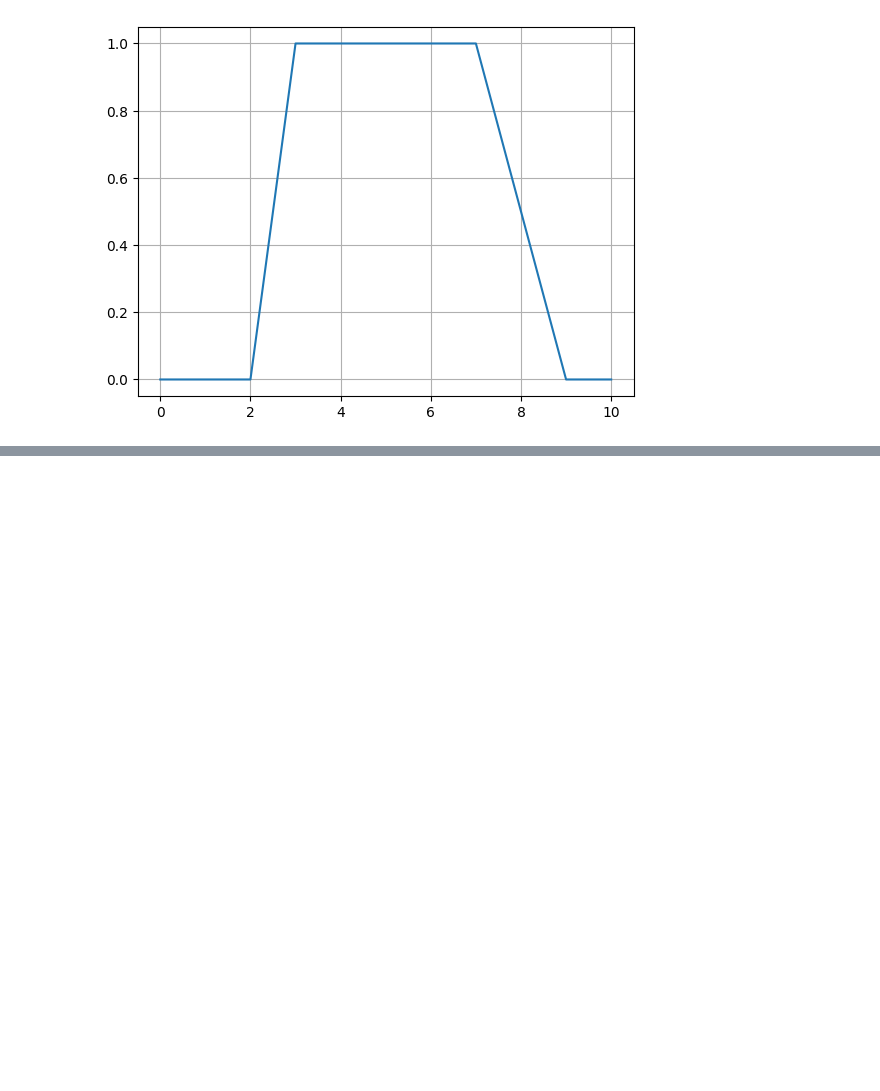
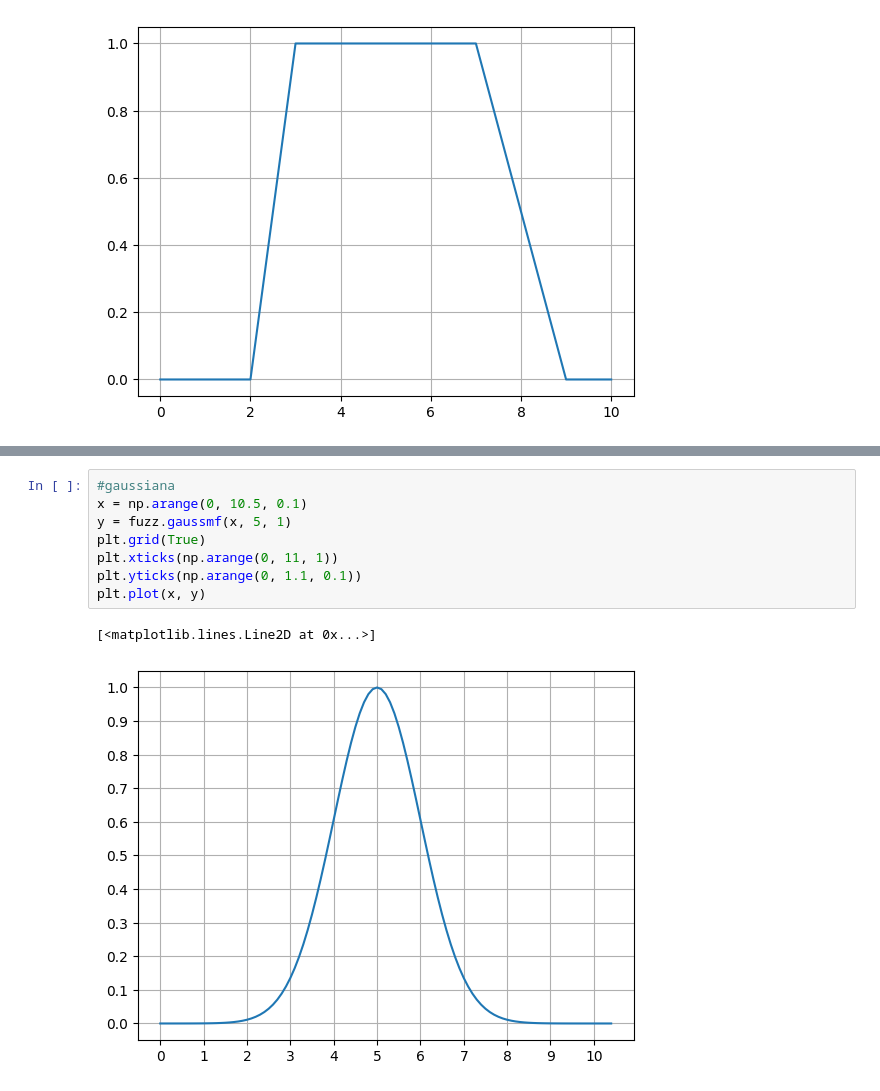
Before and after one commit to oridotexe/neural-networks, a Jupyter notebook: tema_1.ipynb, the cells around one changed output, grey strips where cells are left out. Cells and saved outputs as stored; diff of their text form; blank space fills up the shorter version.

```diff
--- a/tema_1.ipynb
+++ b/tema_1.ipynb
@@ -24,0 +34,11 @@ plt.plot(x, y)
+# %%
+#gaussiana
+x = np.arange(0, 10.5, 0.1)
+y = fuzz.gaussmf(x, 5, 1)
+plt.grid(True)
+plt.xticks(np.arange(0, 11, 1))
+plt.yticks(np.arange(0, 1.1, 0.1))
+plt.plot(x, y)
+# %% [output]
+[<matplotlib.lines.Line2D at 0x...>]
+[figure, added]
```
Also changed, not shown: parts of 4 cells of this notebook, 7 other files.
